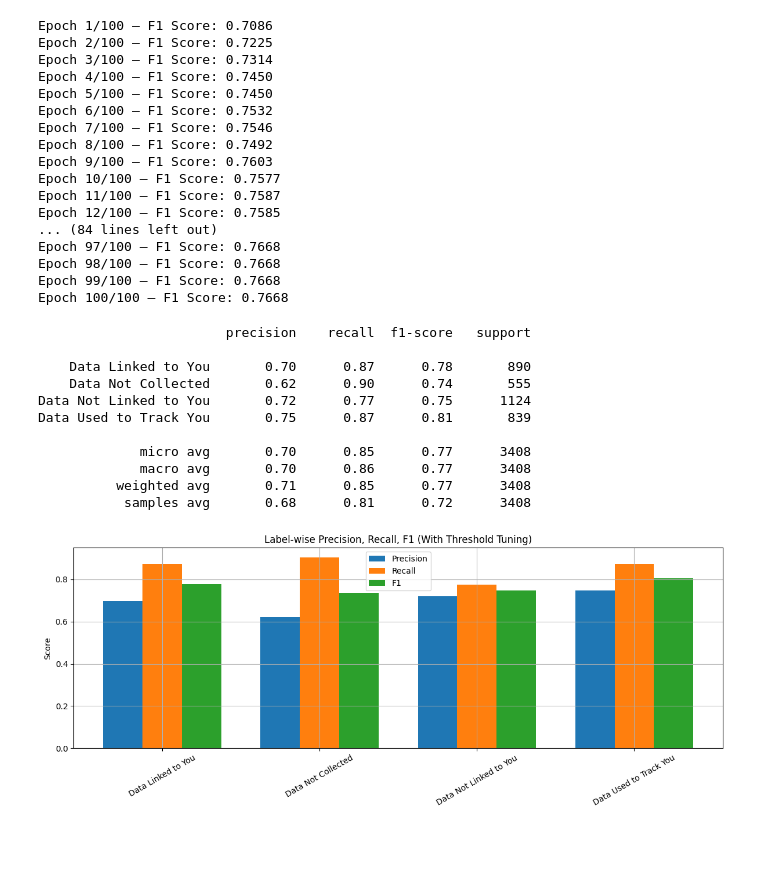
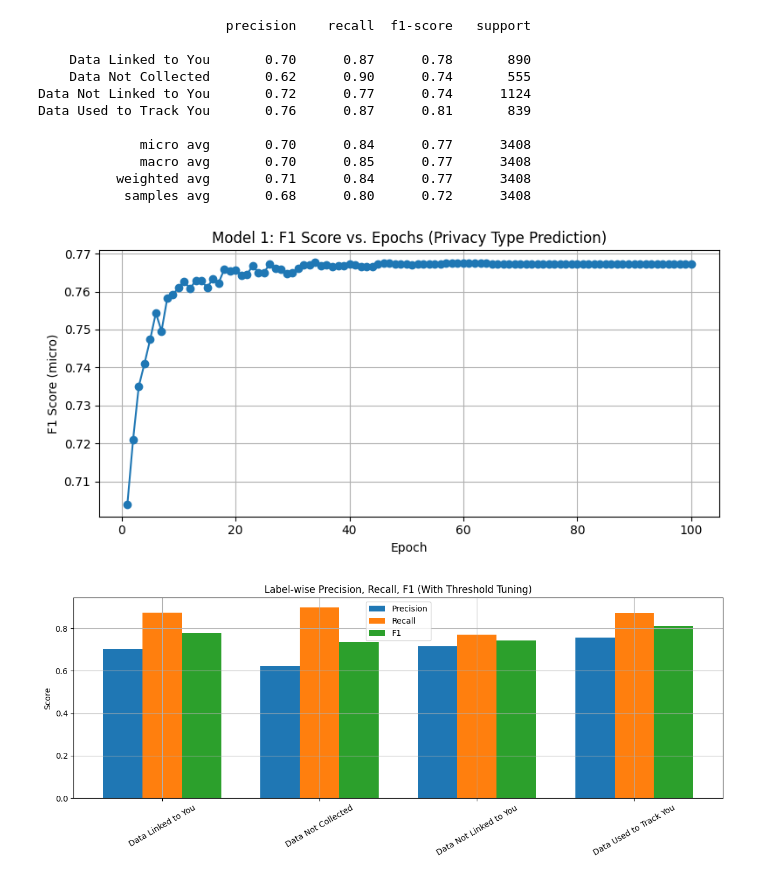
Before and after one commit to Ferriswheel09/apple-permission-predictor, a Jupyter notebook: src/model1.ipynb, the cells around one changed output. Drawn from its saved outputs; the diff is of its cells as text; code cells hidden in the pictures; blank space fills up the shorter version.

Commit message:
Added images that will be used in the paper

```diff
--- a/src/model1.ipynb
+++ b/src/model1.ipynb
@@ -77,19 +105,12 @@ class PrivacyPredictor(nn.Module):
-# %%
-model = PrivacyPredictor(input_dim=X.shape[1])
-
-# Calculate pos_weight for imbalanced labels
-label_counts = y_train.sum(dim=0)
-pos_weight = (len(y_train) - label_counts) / (label_counts + 1e-6)
-criterion = nn.BCEWithLogitsLoss(pos_weight=pos_weight)
-
-optimizer = torch.optim.AdamW(model.parameters(), lr=1e-3, weight_decay=1e-4)
-scheduler = torch.optim.lr_scheduler.ReduceLROnPlateau(optimizer, mode='max', patience=2, factor=0.5)
-
 # %%
 EPOCHS = 100
 best_f1 = 0
 best_model = None
 f1_scores = []
+
+# Early stopping setup
+early_stop_patience = 7
+early_stop_counter = 0
 
 for epoch in range(EPOCHS):
     model.train()
@@ -99,7 +120,8 @@ for epoch in range(EPOCHS):
         optimizer.zero_grad()
         loss.backward()
         optimizer.step()
-        # Validation
+
+    # Validation
     model.eval()
     all_preds, all_true, all_probs = [], [], []
     with torch.no_grad():
@@ -120,27 +142,21 @@ for epoch in range(EPOCHS):
     print(f"Epoch {epoch+1}/{EPOCHS} — F1 Score: {f1:.4f}")
 
     scheduler.step(f1)
+
     if f1 > best_f1:
         best_f1 = f1
         best_model = model.state_dict()
+        early_stop_counter = 0  # reset counter if improved
+    else:
+        early_stop_counter += 1
+        print(f"No improvement. Early stopping counter: {early_stop_counter}/{early_stop_patience}")
+
+        if early_stop_counter >= early_stop_patience:
+            print(f"Early stopping triggered at epoch {epoch+1}")
+            break
+
+# Restore best model
+model.load_state_dict(best_model)
-# %% [output]
-Epoch 1/100 — F1 Score: 0.7086
-Epoch 2/100 — F1 Score: 0.7225
-Epoch 3/100 — F1 Score: 0.7314
-Epoch 4/100 — F1 Score: 0.7450
-Epoch 5/100 — F1 Score: 0.7450
-Epoch 6/100 — F1 Score: 0.7532
-Epoch 7/100 — F1 Score: 0.7546
-Epoch 8/100 — F1 Score: 0.7492
-Epoch 9/100 — F1 Score: 0.7603
-Epoch 10/100 — F1 Score: 0.7577
-Epoch 11/100 — F1 Score: 0.7587
-Epoch 12/100 — F1 Score: 0.7585
-... (84 lines left out)
-Epoch 97/100 — F1 Score: 0.7668
-Epoch 98/100 — F1 Score: 0.7668
-Epoch 99/100 — F1 Score: 0.7668
-Epoch 100/100 — F1 Score: 0.7668
 # %%
 model.load_state_dict(best_model)
 
@@ -158,13 +174,24 @@ print(classification_report(
 
     Data Linked to You       0.70      0.87      0.78       890
     Data Not Collected       0.62      0.90      0.74       555
-Data Not Linked to You       0.72      0.77      0.75      1124
-Data Used to Track You       0.75      0.87      0.81       839
+Data Not Linked to You       0.72      0.77      0.74      1124
+Data Used to Track You       0.76      0.87      0.81       839
 
-             micro avg       0.70      0.85      0.77      3408
-             macro avg       0.70      0.86      0.77      3408
-          weighted avg       0.71      0.85      0.77      3408
-           samples avg       0.68      0.81      0.72      3408
+             micro avg       0.70      0.84      0.77      3408
+             macro avg       0.70      0.85      0.77      3408
+          weighted avg       0.71      0.84      0.77      3408
+           samples avg       0.68      0.80      0.72      3408
+# %%
+plt.figure(figsize=(8, 4))
+plt.plot(range(1, len(f1_scores)+1), f1_scores, marker='o')
+plt.title("Model 1: F1 Score vs. Epochs (Privacy Type Prediction)")
+plt.xlabel("Epoch")
+plt.ylabel("F1 Score (micro)")
+plt.grid(True)
+plt.tight_layout()
+plt.show()
+# %% [output]
+[figure, added]
 # %%
 # %%
 # Plot label-wise precision, recall, F1
```
Also changed, not shown: parts of 2 cells of this notebook, 4 other files.
